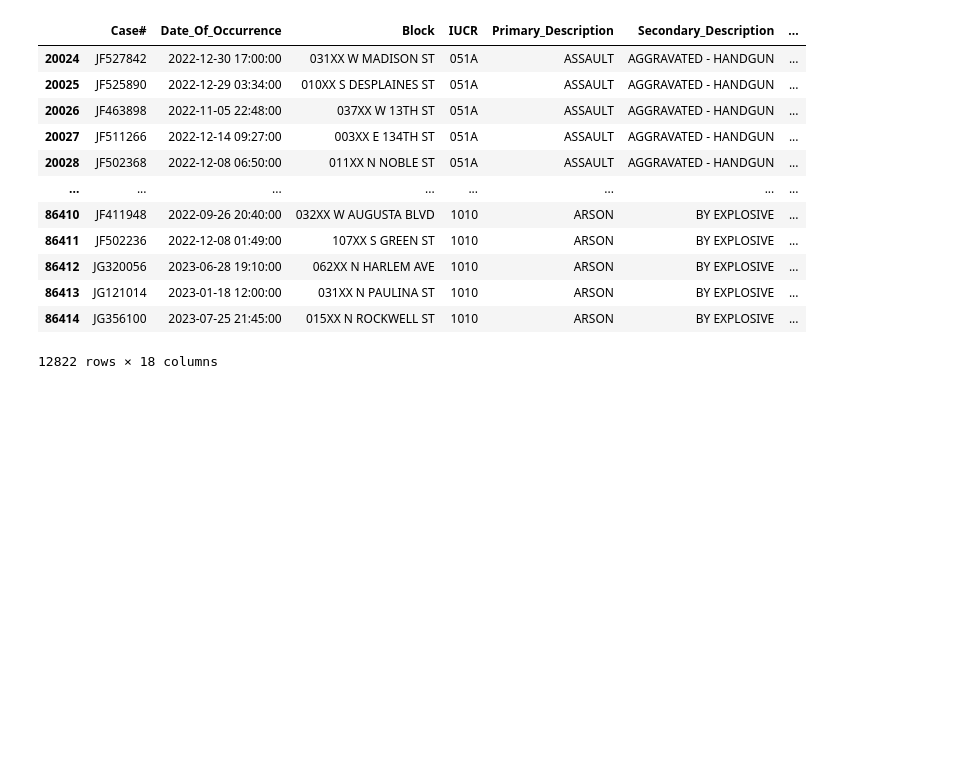
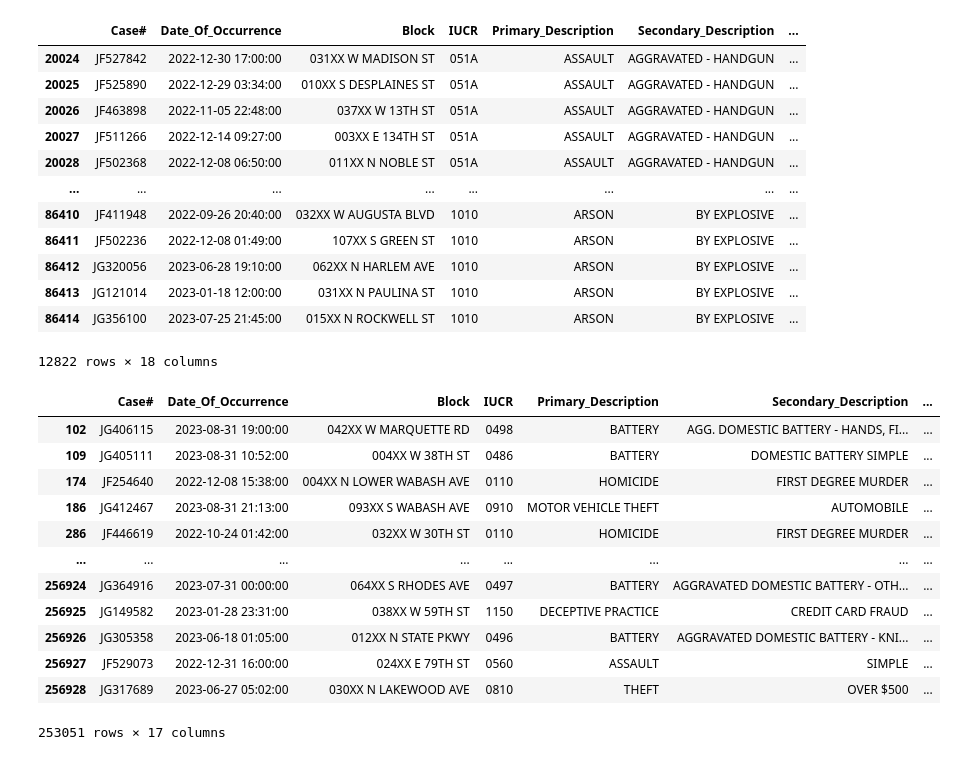
Before and after one commit to LincolnBrownBellevue/DSC540, a Jupyter notebook: Wks5-6/DSC540_Milestone2_LincolnBrown.ipynb, the cells around one changed output. Cells and saved outputs as stored; diff of their text form; code cells hidden in the pictures; blank space fills up the shorter version.

```diff
--- a/Wks5-6/DSC540_Milestone2_LincolnBrown.ipynb
+++ b/Wks5-6/DSC540_Milestone2_LincolnBrown.ipynb
@@ -429,3 +429,20 @@ tracked_crimes
 | 86413 | JG121014 | 2023-01-18 12:00:00 | 031XX N PAULINA ST | 1010 | ARSON | BY EXPLOSIVE | ... |
 | 86414 | JG356100 | 2023-07-25 21:45:00 | 015XX N ROCKWELL ST | 1010 | ARSON | BY EXPLOSIVE | ... |
 12822 rows × 18 columns
+# %%
+# Fully cleaned dataset
+chicago_crime_df
+# %% [output]
+|  | Case# | Date_Of_Occurrence | Block | IUCR | Primary_Description | Secondary_Description | ... |
+| 102 | JG406115 | 2023-08-31 19:00:00 | 042XX W MARQUETTE RD | 0498 | BATTERY | AGG. DOMESTIC BATTERY - HANDS, FI... | ... |
+| 109 | JG405111 | 2023-08-31 10:52:00 | 004XX W 38TH ST | 0486 | BATTERY | DOMESTIC BATTERY SIMPLE | ... |
+| 174 | JF254640 | 2022-12-08 15:38:00 | 004XX N LOWER WABASH AVE | 0110 | HOMICIDE | FIRST DEGREE MURDER | ... |
+| 186 | JG412467 | 2023-08-31 21:13:00 | 093XX S WABASH AVE | 0910 | MOTOR VEHICLE THEFT | AUTOMOBILE | ... |
+| 286 | JF446619 | 2022-10-24 01:42:00 | 032XX W 30TH ST | 0110 | HOMICIDE | FIRST DEGREE MURDER | ... |
+| ... | ... | ... | ... | ... | ... | ... | ... |
+| 256924 | JG364916 | 2023-07-31 00:00:00 | 064XX S RHODES AVE | 0497 | BATTERY | AGGRAVATED DOMESTIC BATTERY - OTH... | ... |
+| 256925 | JG149582 | 2023-01-28 23:31:00 | 038XX W 59TH ST | 1150 | DECEPTIVE PRACTICE | CREDIT CARD FRAUD | ... |
+| 256926 | JG305358 | 2023-06-18 01:05:00 | 012XX N STATE PKWY | 0496 | BATTERY | AGGRAVATED DOMESTIC BATTERY - KNI... | ... |
+| 256927 | JF529073 | 2022-12-31 16:00:00 | 024XX E 79TH ST | 0560 | ASSAULT | SIMPLE | ... |
+| 256928 | JG317689 | 2023-06-27 05:02:00 | 030XX N LAKEWOOD AVE | 0810 | THEFT | OVER $500 | ... |
+253051 rows × 17 columns
```
Also changed, not shown: parts of 3 cells of this notebook, 2 other files.
